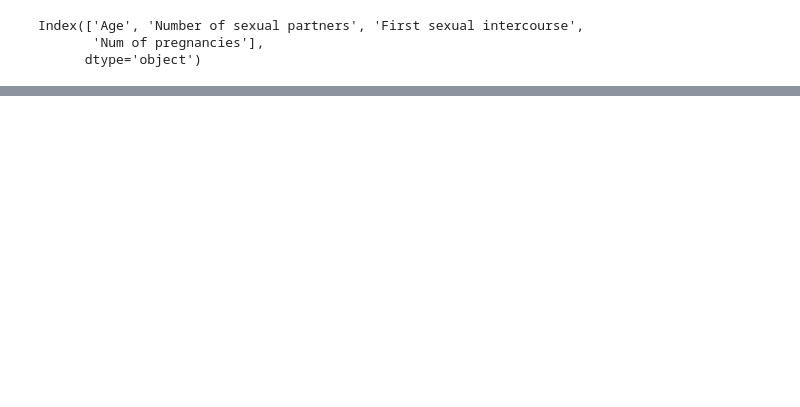
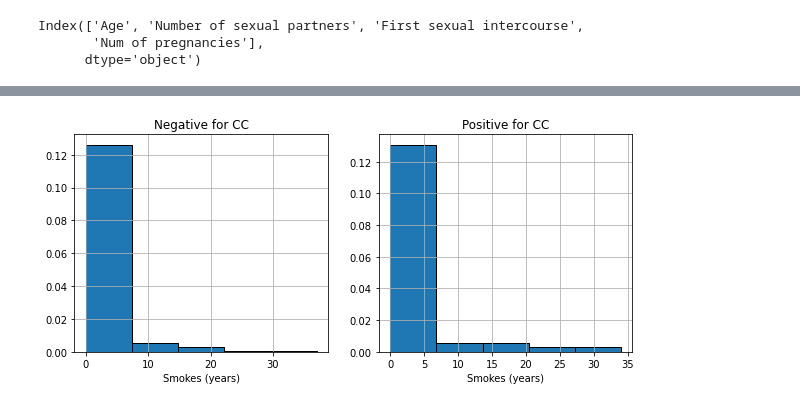
Before and after one commit to paulapipkin/Cervical_Cancer_Risk-Factor, a Jupyter notebook: Project_2_Cervical_Cancer_Risk_Paula_Pipkin.ipynb, the cells around one changed output, grey strips where cells are left out. Cells and saved outputs as stored; diff of their text form; code cells hidden in the pictures; blank space fills up the shorter version.

```diff
--- a/Project_2_Cervical_Cancer_Risk_Paula_Pipkin.ipynb
+++ b/Project_2_Cervical_Cancer_Risk_Paula_Pipkin.ipynb
@@ -247,0 +324,16 @@ for i, col in enumerate(df1.columns):
+# %%
+def plot_feature(feature):
+
+  fig, axes = plt.subplots( nrows=1, ncols=2, figsize=(10,4))
+
+  df.loc[df.loc[:,'Biopsy'] == 0,feature].hist(bins=5, edgecolor='black', ax = axes[0], density=True)
+  axes[0].set_title('Negative for CC', fontsize=12)
+  axes[0].set_xlabel(feature)
+
+  df.loc[df.loc[:,'Biopsy'] == 1,feature].hist(bins=5, edgecolor='black', ax = axes[1], density=True)
+  axes[1].set_title('Positive for CC', fontsize=12)
+  axes[1].set_xlabel(feature);
+# %%
+plot_feature('Smokes (years)')
+# %% [output]
+[figure, added]
```
Also changed, not shown: parts of 29 cells of this notebook.
